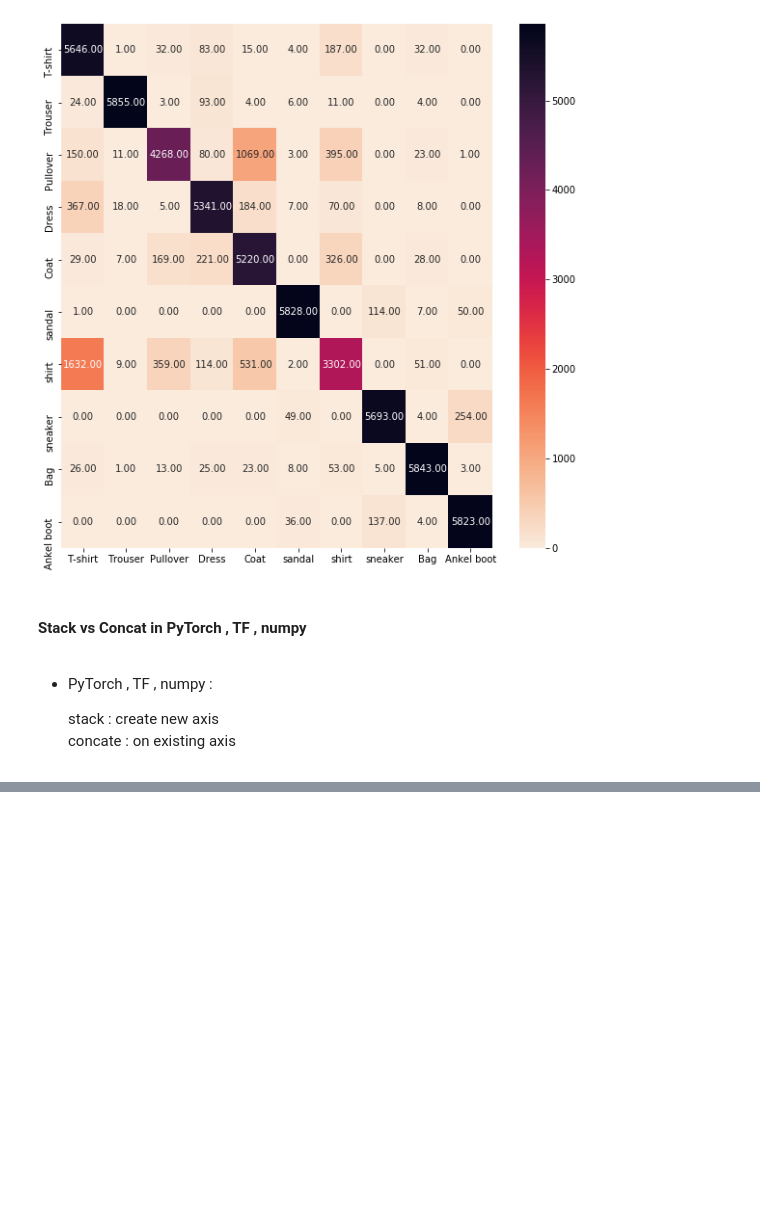
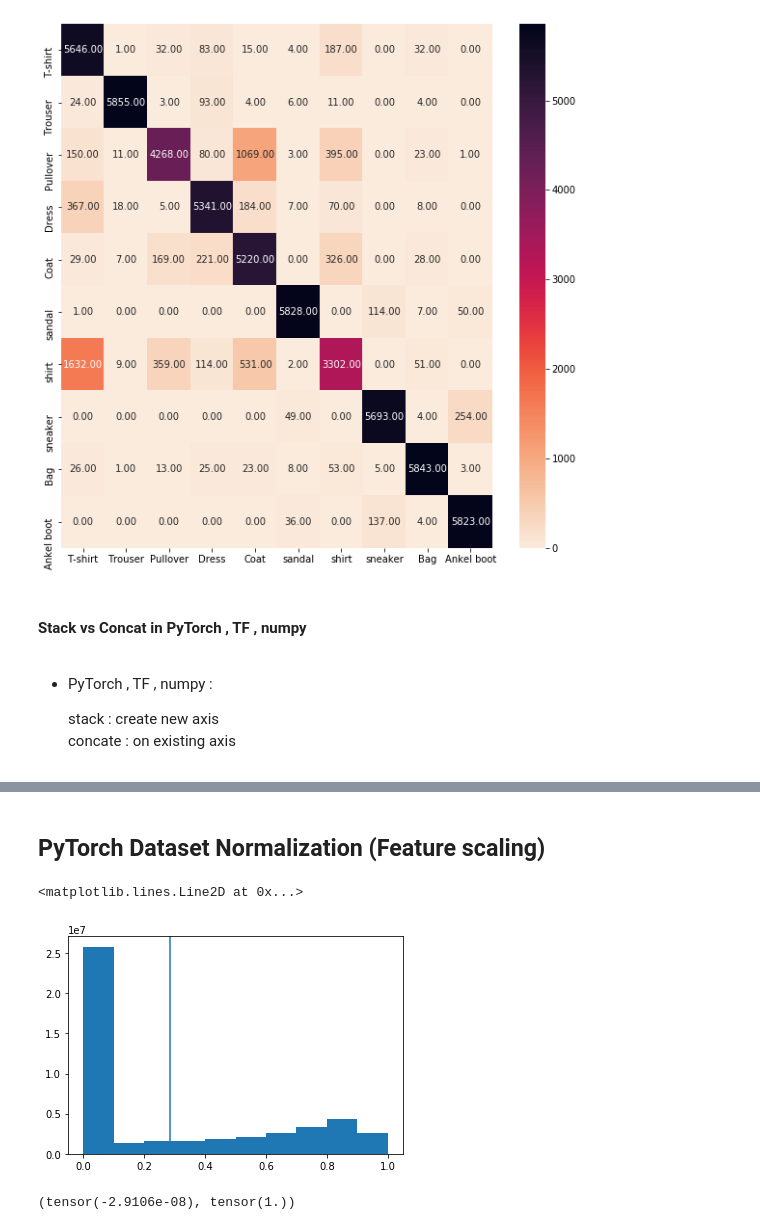
Before and after one commit to NedalAdham/Deep-learning-notebooks, a Jupyter notebook: PyTorch - Python Deep Learning Neural Network API.ipynb, the cells around one changed output, grey strips where cells are left out. Drawn from its saved outputs; the diff is of its cells as text; code cells hidden in the pictures; blank space fills up the shorter version.

```diff
--- a/PyTorch - Python Deep Learning Neural Network API.ipynb
+++ b/PyTorch - Python Deep Learning Neural Network API.ipynb
@@ -972,0 +1210,22 @@ plt.show()
+# %% [markdown]
+## PyTorch Dataset Normalization (Feature scaling)
+# %%
+
+train_set = torchvision.datasets.FashionMNIST(
+root = './data/FashionMNIST', #Extract
+train = True,
+download = True,
+transform=transforms.Compose([transforms.ToTensor()]),
+#normalize
+)
+# %%
+loader = DataLoader(train_set , batch_size=len(train_set) , num_workers = 1)
+data = next(iter(loader))
+mean=data[0].mean()
+std=data[0].std()
+# %%
+plt.hist (data[0].flatten())
+plt.axvline(data[0].mean())
+# %% [output]
+<matplotlib.lines.Line2D at 0x...>
+[figure, added]
@@ -972,0 +1240,6 @@ plt.show()
+# %%
+loader = DataLoader(train_set_normal , batch_size=len(train_set) , num_workers = 1)
+data= next(iter(loader))
+data[0].mean(), data[0].std() #0 1 main obj
+# %% [output]
+(tensor(-2.9106e-08), tensor(1.))
```
Also changed, not shown: parts of 34 cells of this notebook.
